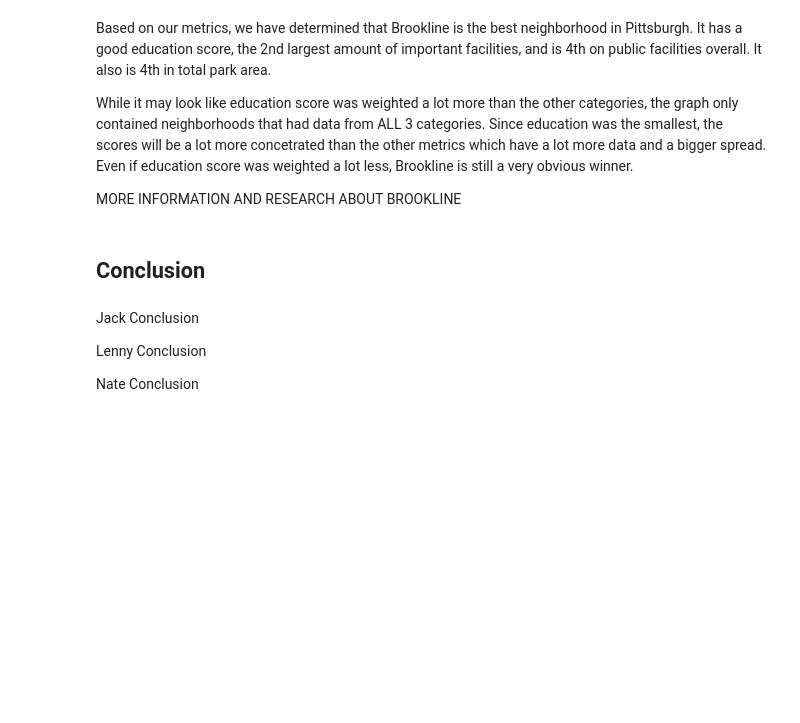
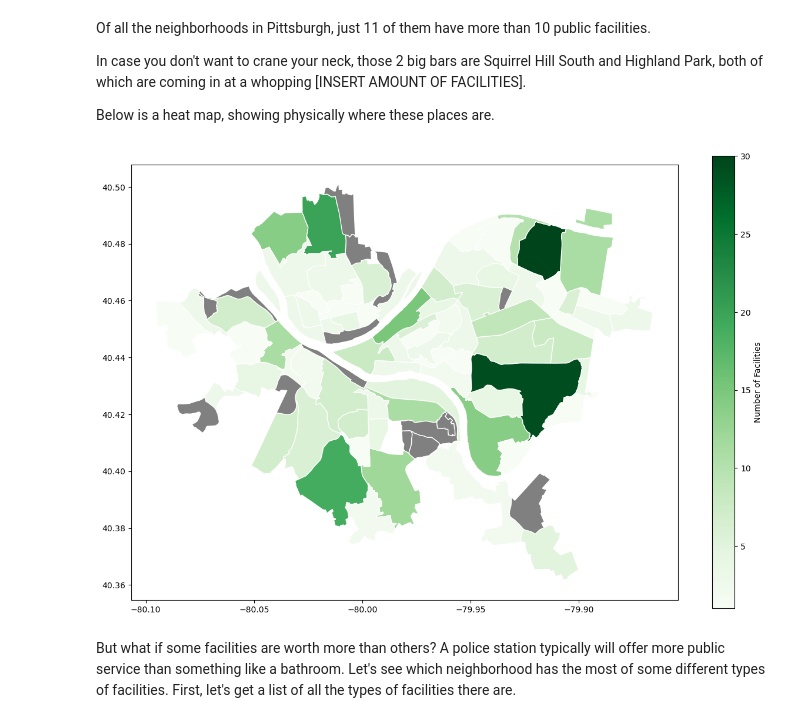
Before and after one commit to nlowman23/Final_Project_Group-31, a Jupyter notebook: jackprojectdata.ipynb, the cells around one changed output. Cells and saved outputs as stored; diff of their text form; code cells hidden in the pictures; blank space fills up the shorter version.

```diff
--- a/jackprojectdata.ipynb
+++ b/jackprojectdata.ipynb
@@ -120,14 +24,25 @@ plt.show()
-# %% [markdown]
-Based on our metrics, we have determined that Brookline is the best neighborhood in Pittsburgh. It has a good education score, the 2nd largest amount of important facilities, and is 4th on public facilities overall. It also is 4th in total park area.
-
-While it may look like education score was weighted a lot more than the other categories, the graph only contained neighborhoods that had data from ALL 3 categories. Since education was the smallest, the scores will be a lot more concetrated than the other metrics which have a lot more data and a bigger spread. Even if education score was weighted a lot less, Brookline is still a very obvious winner.
-
-MORE INFORMATION AND RESEARCH ABOUT BROOKLINE
-# %% [markdown]
-## Conclusion
-# %% [markdown]
-Jack Conclusion
-
-Lenny Conclusion
-
-Nate Conclusion
+# %% [markdown]
+Of all the neighborhoods in Pittsburgh, just 11 of them have more than 10 public facilities.
+
+In case you don't want to crane your neck, those 2 big bars are Squirrel Hill South and Highland Park, both of which are coming in at a whopping [INSERT AMOUNT OF FACILITIES].
+
+Below is a heat map, showing physically where these places are.
+# %%
+facility_amt.name = "facAmt"
+#facility_amt.head()
+facilities_map = neighborhoods.merge(facility_amt, how='left', left_on='hood', right_on='neighborhood')
+pd.set_option('display.max_columns', None)
+
+facilities_map.plot(column='facAmt', # set the data to be used for coloring
+               cmap="Greens",              # choose a color palette
+               edgecolor="white",        # outline the districts in white
+               legend=True,              # show the legend
+               legend_kwds={'label': "Number of Facilities"}, # label the legend
+               figsize=(15, 10),         # set the size
+               missing_kwds={"color": "gray"} # set disctricts with no data to gray
+               )
+plt.show()
+# %% [output]
+[figure, added]
+# %% [markdown]
+But what if some facilities are worth more than others? A police station typically will offer more public service than something like a bathroom. Let's see which neighborhood has the most of some different types of facilities. First, let's get a list of all the types of facilities there are.
```
Also changed, not shown: parts of 26 cells of this notebook.
